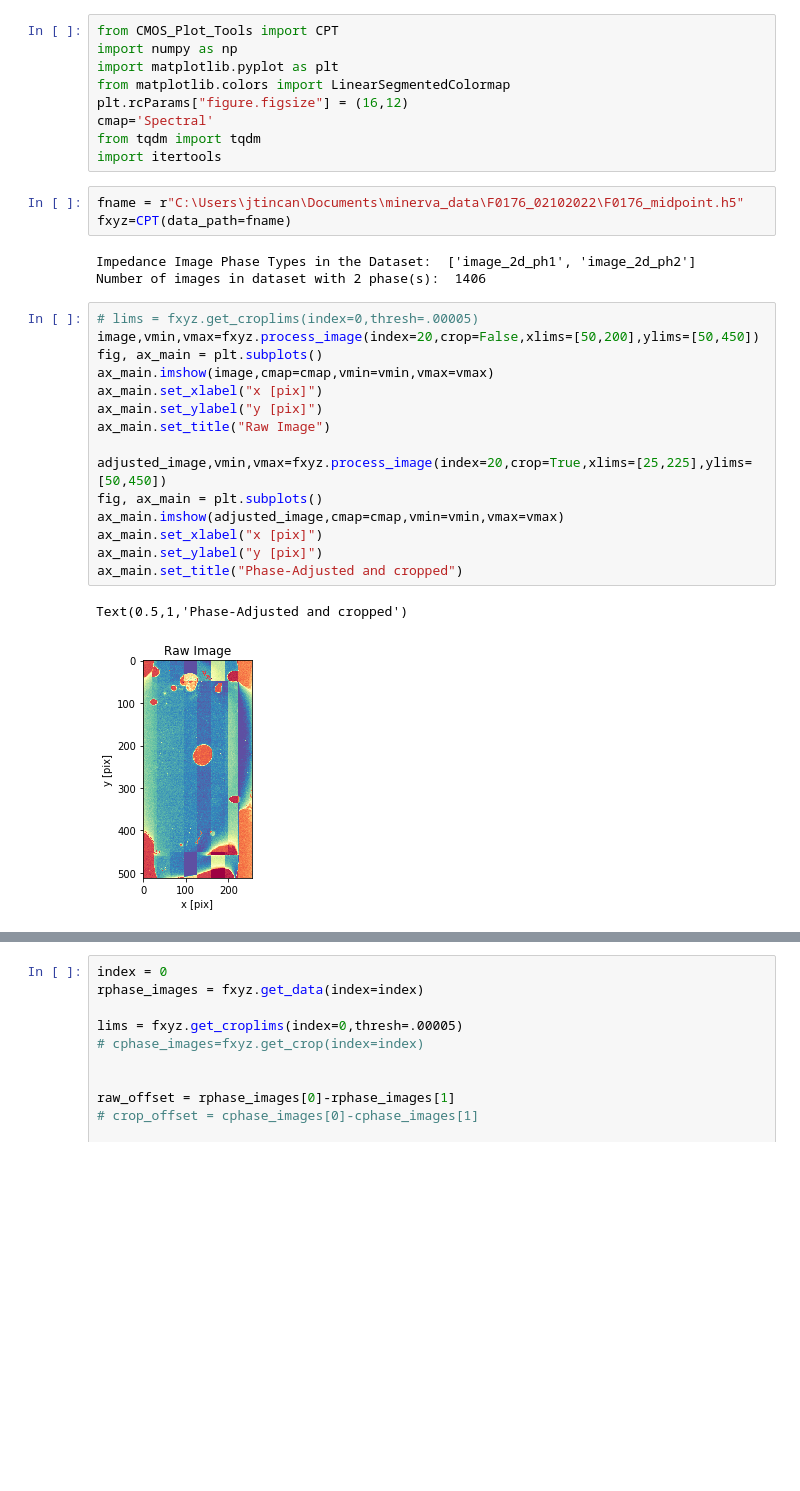
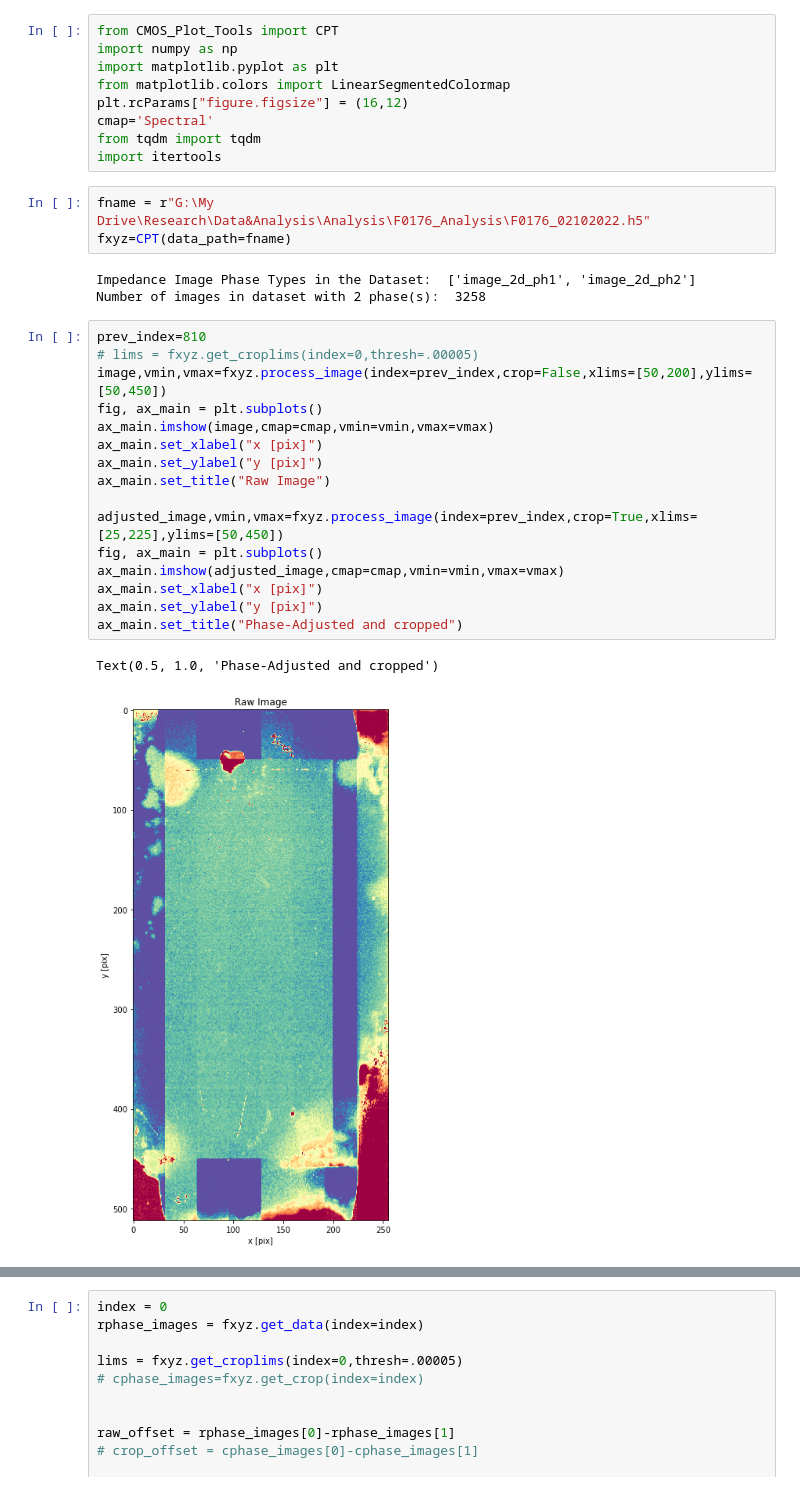
Before and after one commit to JTomI/Larkin-Hybiscus, a Jupyter notebook: Minerva_Tools/Luna_Hybrids_Analysis.ipynb, the cells around one changed output, grey strips where cells are left out. Drawn from its saved outputs; the diff is of its cells as text; blank space fills up the shorter version.

```diff
--- a/Minerva_Tools/Luna_Hybrids_Analysis.ipynb
+++ b/Minerva_Tools/Luna_Hybrids_Analysis.ipynb
@@ -8,26 +8,27 @@ cmap='Spectral'
 from tqdm import tqdm
 import itertools
 # %%
-fname = r"C:\Users\jtincan\Documents\minerva_data\F0176_02102022\F0176_midpoint.h5"
+fname = r"G:\My Drive\Research\Data&Analysis\Analysis\F0176_Analysis\F0176_02102022.h5"
 fxyz=CPT(data_path=fname)
 # %% [output]
 Impedance Image Phase Types in the Dataset:  ['image_2d_ph1', 'image_2d_ph2']
-Number of images in dataset with 2 phase(s):  1406
+Number of images in dataset with 2 phase(s):  3258
 # %%
+prev_index=810
 # lims = fxyz.get_croplims(index=0,thresh=.00005)
-image,vmin,vmax=fxyz.process_image(index=20,crop=False,xlims=[50,200],ylims=[50,450])
+image,vmin,vmax=fxyz.process_image(index=prev_index,crop=False,xlims=[50,200],ylims=[50,450])
 fig, ax_main = plt.subplots()
 ax_main.imshow(image,cmap=cmap,vmin=vmin,vmax=vmax)
 ax_main.set_xlabel("x [pix]")
 ax_main.set_ylabel("y [pix]")
 ax_main.set_title("Raw Image")
 
-adjusted_image,vmin,vmax=fxyz.process_image(index=20,crop=True,xlims=[25,225],ylims=[50,450])
+adjusted_image,vmin,vmax=fxyz.process_image(index=prev_index,crop=True,xlims=[25,225],ylims=[50,450])
 fig, ax_main = plt.subplots()
 ax_main.imshow(adjusted_image,cmap=cmap,vmin=vmin,vmax=vmax)
 ax_main.set_xlabel("x [pix]")
 ax_main.set_ylabel("y [pix]")
 ax_main.set_title("Phase-Adjusted and cropped")
 # %% [output]
-Text(0.5,1,'Phase-Adjusted and cropped')
+Text(0.5, 1.0, 'Phase-Adjusted and cropped')
-[figure, old version]
+[figure, new version]
```
Also changed, not shown: parts of 3 cells of this notebook, 2 other files.
